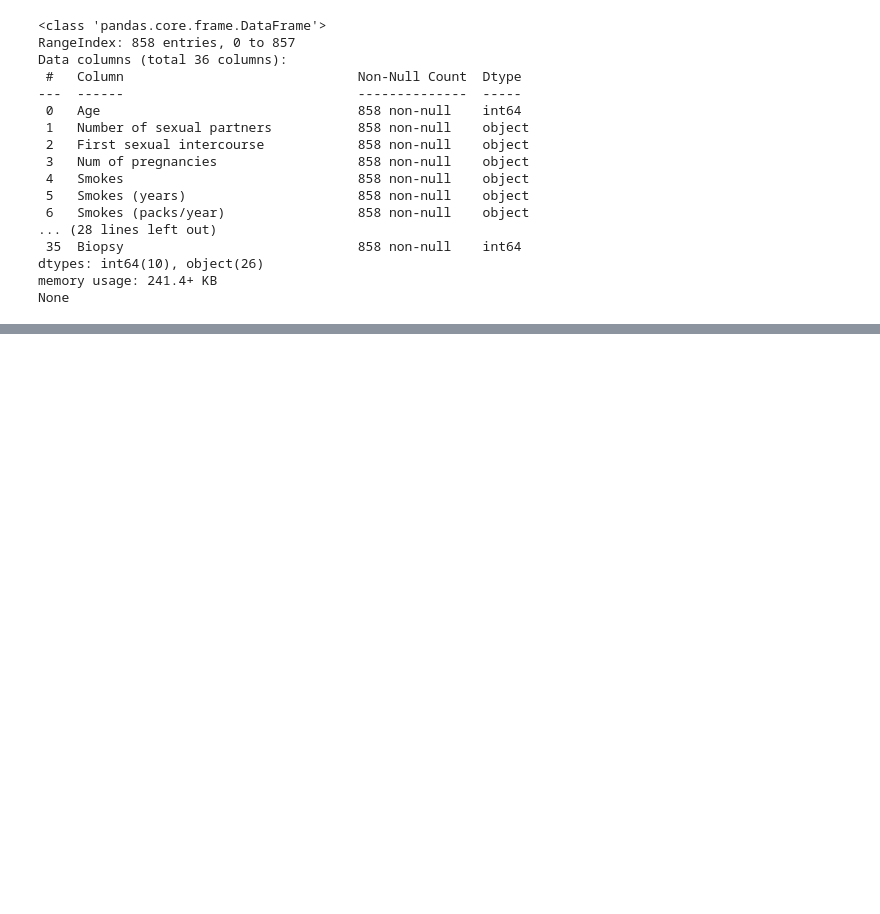
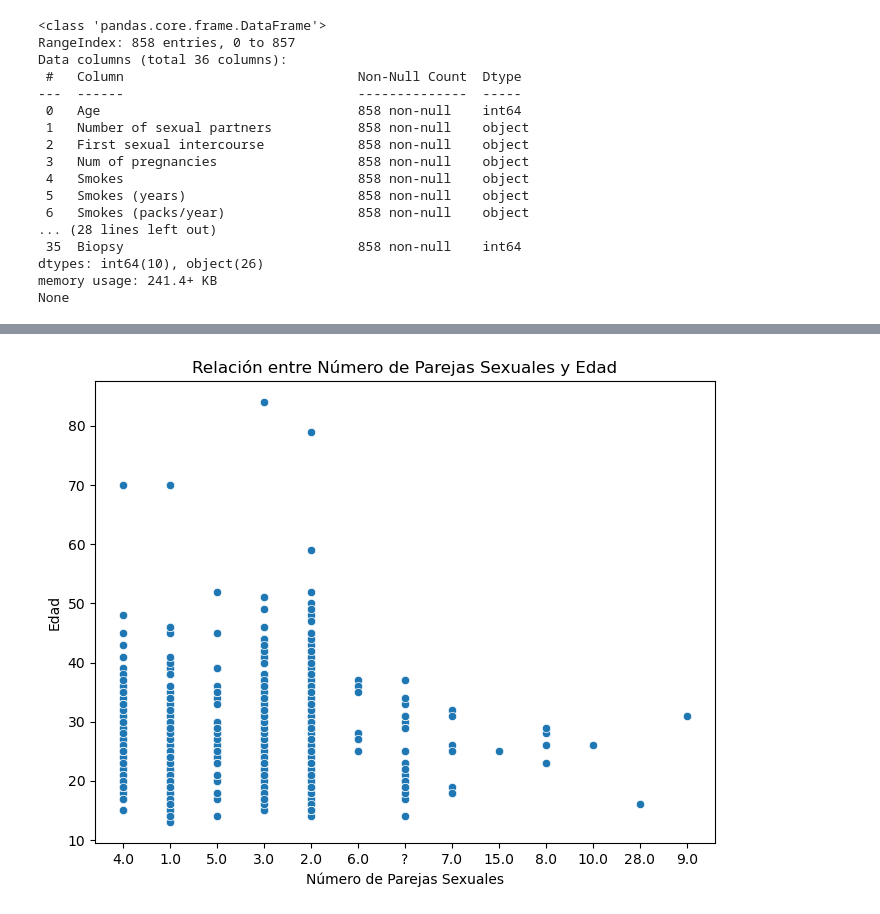
Before and after one commit to fredyvelasquezgt/Lab-1-DS, a Jupyter notebook: test.ipynb, the cells around one changed output, grey strips where cells are left out. Saved outputs shown, nothing was run; the diff lists cells and outputs as text; code cells hidden in the pictures; blank space fills up the shorter version.

```diff
--- a/test.ipynb
+++ b/test.ipynb
@@ -66,0 +71,10 @@ None
+# %%
+# Gráfico de dispersión para 'Number of sexual partners' vs 'Age'
+plt.figure(figsize=(8, 6))
+sns.scatterplot(x='Number of sexual partners', y='Age', data=data)
+plt.title('Relación entre Número de Parejas Sexuales y Edad')
+plt.xlabel('Número de Parejas Sexuales')
+plt.ylabel('Edad')
+plt.show()
+# %% [output]
+[figure, added]
```
Also changed, not shown: parts of 5 cells of this notebook.
